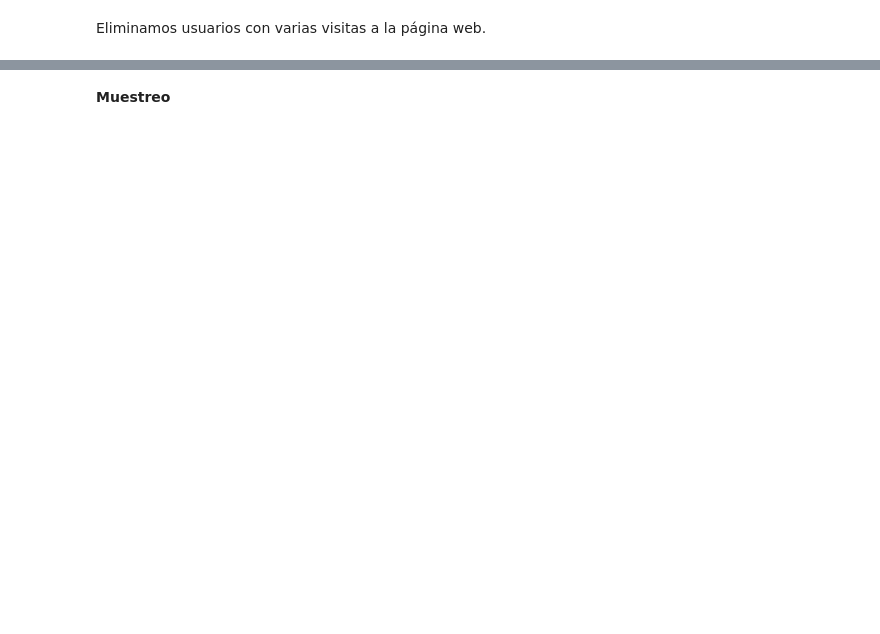
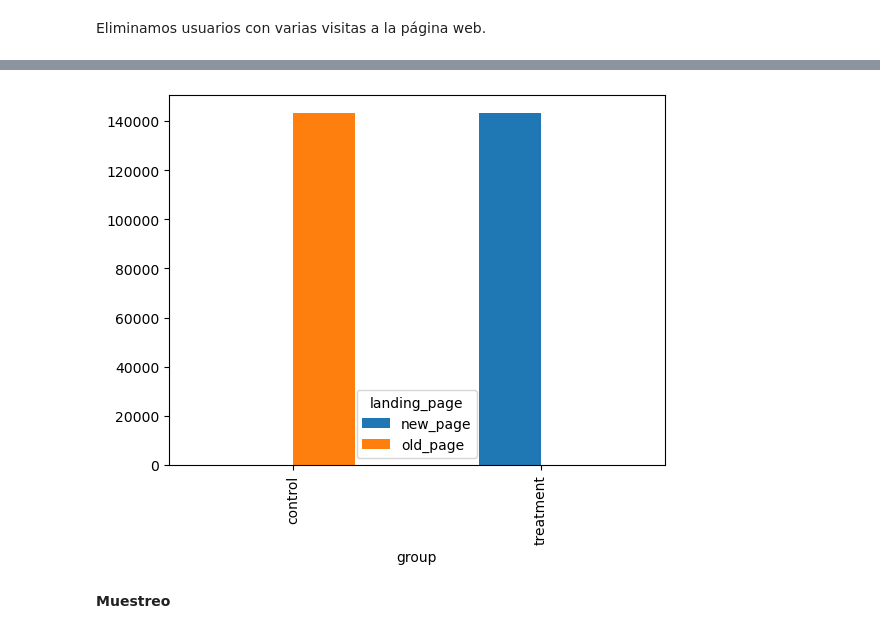
Before and after one commit to Ironhack-Data-Madrid-Enero-2024/apuntes_clase, a Jupyter notebook: semana_5/4.1 - AB Testing.ipynb, the cells around one changed output, grey strips where cells are left out. Saved outputs shown, nothing was run; the diff lists cells and outputs as text; code cells hidden in the pictures; blank space fills up the shorter version.

```diff
--- a/semana_5/4.1 - AB Testing.ipynb
+++ b/semana_5/4.1 - AB Testing.ipynb
@@ -102,0 +167,4 @@ Eliminamos usuarios con varias visitas a la página web.
+# %%
+drop_usuarios = sesiones[sesiones>1].index
+
+df = df[~df.user_id.isin(drop_usuarios)]
@@ -103,2 +182,6 @@ Eliminamos usuarios con varias visitas a la página web.
+# %%
+pd.crosstab(df.group, df.landing_page).plot(kind='bar');
+# %% [output]
+[figure, added]
 # %% [markdown]
 **Muestreo**
```
Also changed, not shown: parts of 20 cells of this notebook.
